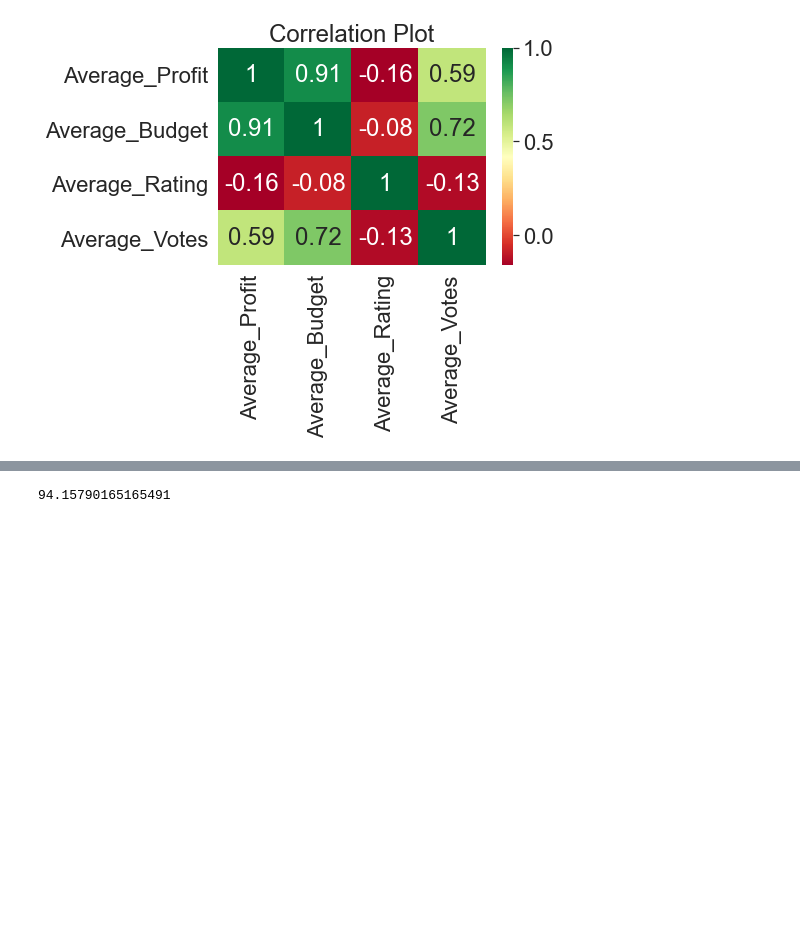
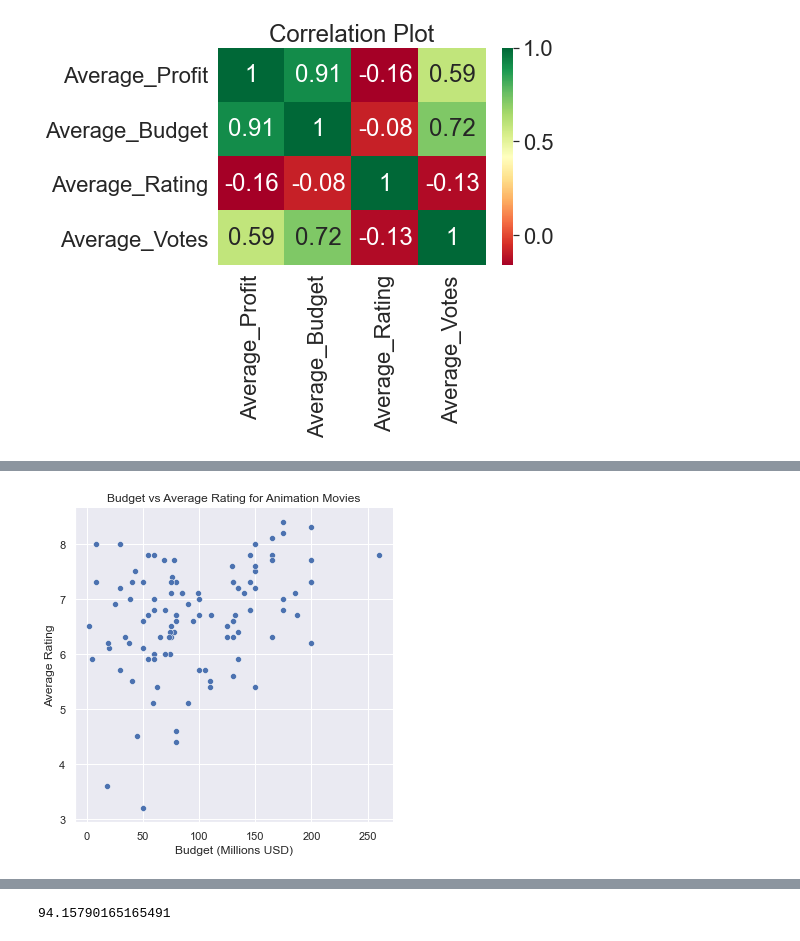
Before and after one commit to mrodberg/Pod1Capstone, a Jupyter notebook: Primary Notebook.ipynb, the cells around one changed output, grey strips where cells are left out. Saved outputs shown, nothing was run; the diff lists cells and outputs as text; code cells hidden in the pictures; blank space fills up the shorter version.

```diff
--- a/Primary Notebook.ipynb
+++ b/Primary Notebook.ipynb
@@ -210,0 +210,9 @@ plt.title("Average Budget vs Profit per Genre of Movies");
+# %%
+sns.set(font_scale=1)
+sns.relplot(data=animation,
+            x ="production_budget_in_millions", y="averagerating")
+plt.xlabel("Budget (Millions USD)")
+plt.ylabel("Average Rating")
+plt.title("Budget vs Average Rating for Animation Movies");
+# %% [output]
+[figure, added]
```
Also changed, not shown: parts of 8 cells of this notebook.
